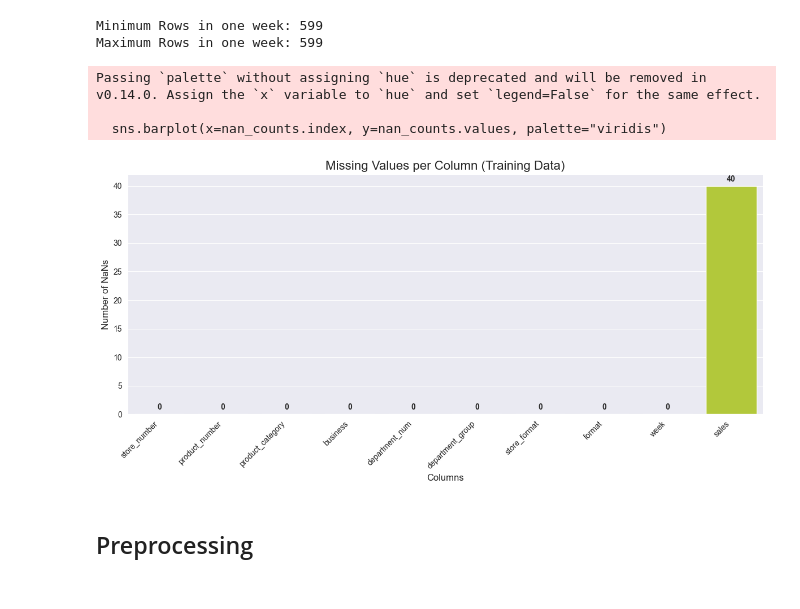
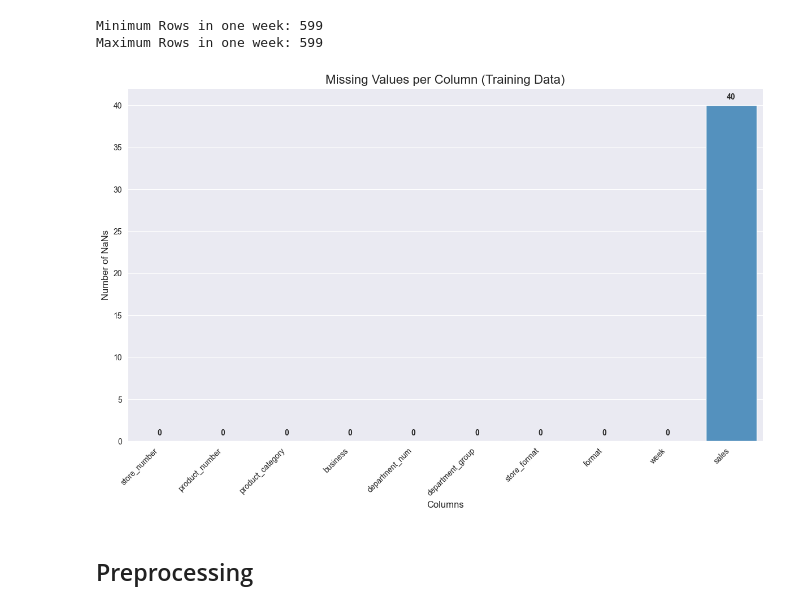
Before and after one commit to luisgrewe/StockSalesPrediction, a Jupyter notebook: salesprediction.ipynb, the cells around one changed output. Saved outputs shown, nothing was run; the diff lists cells and outputs as text; code cells hidden in the pictures.

```diff
--- a/salesprediction.ipynb
+++ b/salesprediction.ipynb
@@ -33,24 +33,22 @@ Maximum Rows in one week: 599
 # %%
 nan_counts = df_train.isna().sum()
 
-plt.figure(figsize=(12, 6))
-sns.barplot(x=nan_counts.index, y=nan_counts.values, palette="viridis")
+plt.figure(figsize=(12, 8))
+sns.barplot(x=nan_counts.index, y=nan_counts.values, color="#4293D0")
 
 plt.title("Missing Values per Column (Training Data)", fontsize=16)
 plt.ylabel("Number of NaNs", fontsize=12)
 plt.xlabel("Columns", fontsize=12)
 plt.xticks(rotation=45, ha='right')
 
 for i, val in enumerate(nan_counts.values):
     plt.text(i, val + 0.5, str(val), ha='center', va='bottom', fontweight='bold')
 
 plt.tight_layout()
+plt.savefig('missing_values.png')
 plt.show()
 # %% [output]
-Passing `palette` without assigning `hue` is deprecated and will be removed in v0.14.0. Assign the `x` variable to `hue` and set `legend=False` for the same effect.
-
-  sns.barplot(x=nan_counts.index, y=nan_counts.values, palette="viridis")
-[figure, old version]
+[figure, new version]
 # %% [markdown]
 ## Preprocessing
 # %%
```
Also changed, not shown: parts of 19 cells of this notebook, 10 other files.
